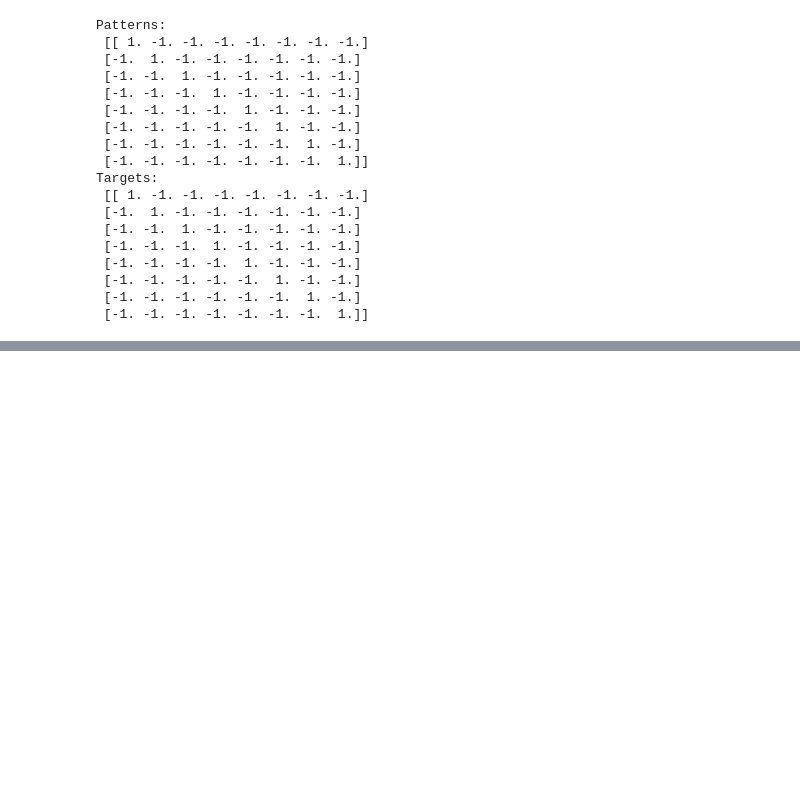
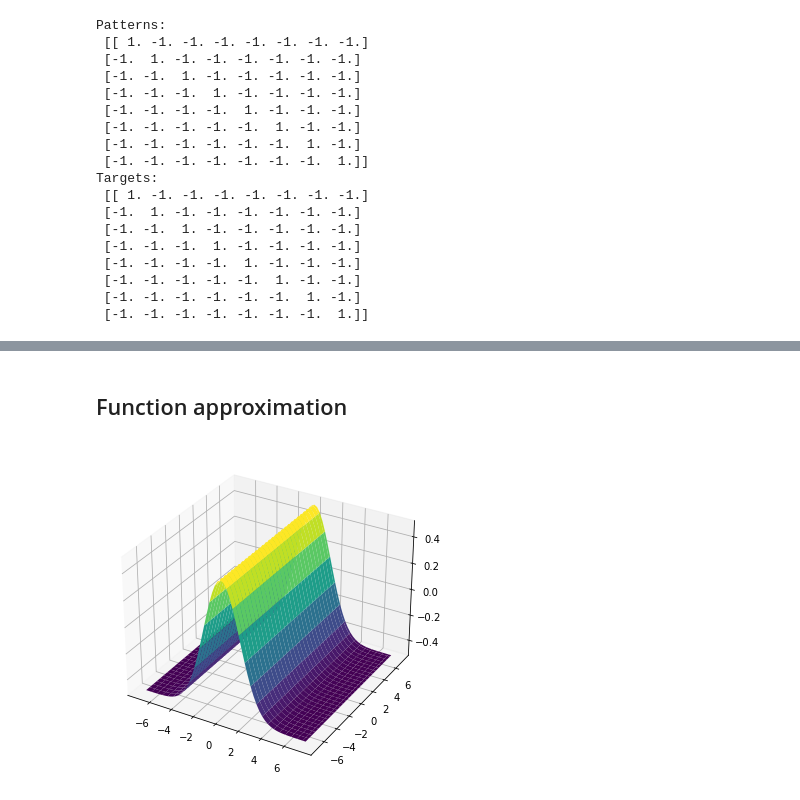
Before and after one commit to kyebinan/Deep_Learning_KTH, a Jupyter notebook: LAB1B/notebook2.ipynb, the cells around one changed output, grey strips where cells are left out. Cells and saved outputs as stored; diff of their text form; code cells hidden in the pictures; blank space fills up the shorter version.

Commit message:
I've done approximation function subtask

```diff
--- a/LAB1B/notebook2.ipynb
+++ b/LAB1B/notebook2.ipynb
@@ -68,0 +71,11 @@ perceptron.autoencode(patterns, epochs=100, lr = 0.001)
+# %% [markdown]
+## Function approximation
+# %%
+x, _ = dg.approximation_data(start=-7, end=7.5, step=0.25)
+_, y = dg.approximation_data(start=-7, end=7.5, step=0.25)
+X, Y = np.meshgrid(x, y)
+# Calculating z values
+Z = utils.approximation_func(X, Y)
+dg.plot_approximation(X, Y, Z)
+# %% [output]
+[figure, added]
```
Also changed, not shown: parts of 17 cells of this notebook, 2 other files.
